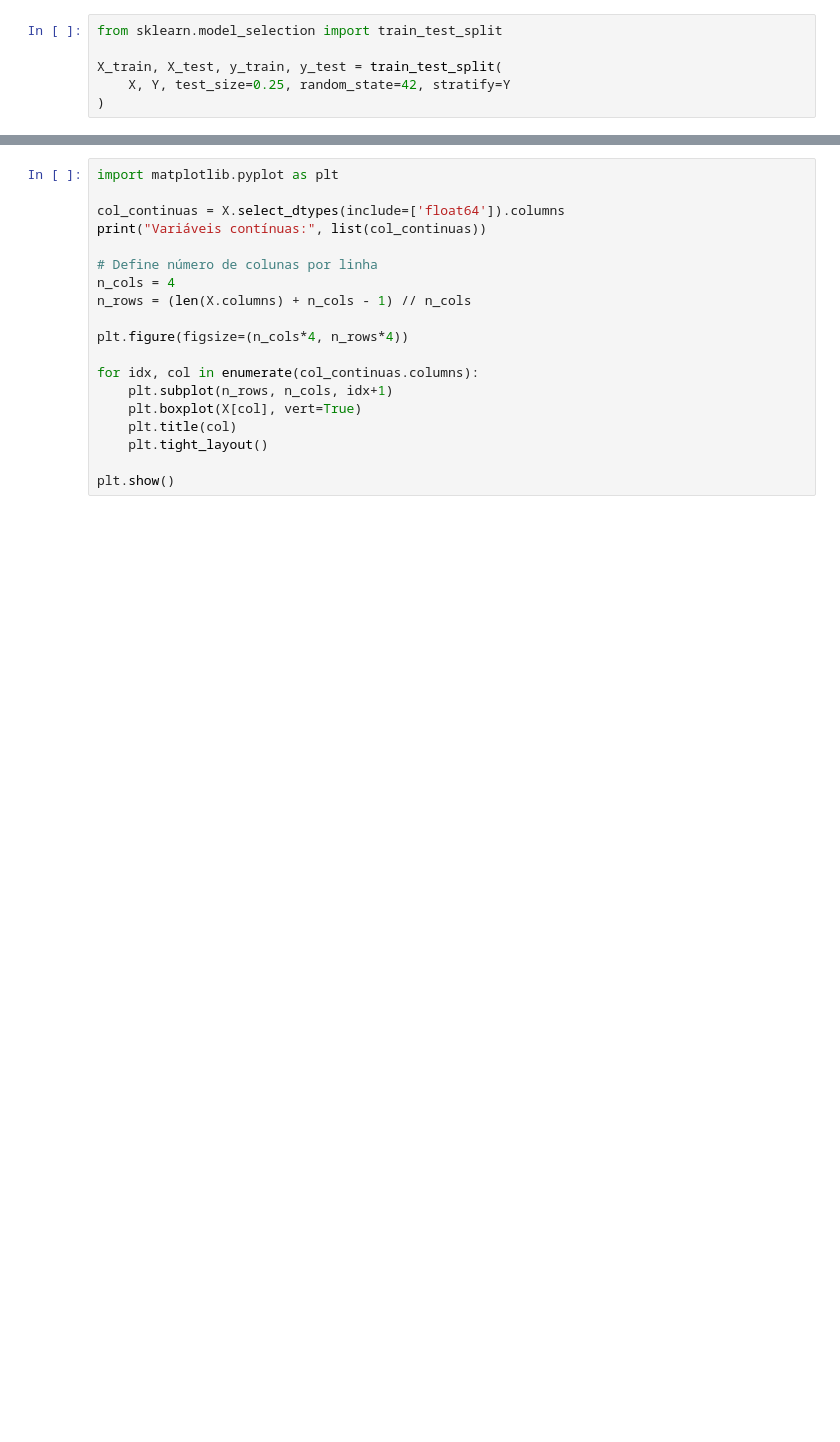
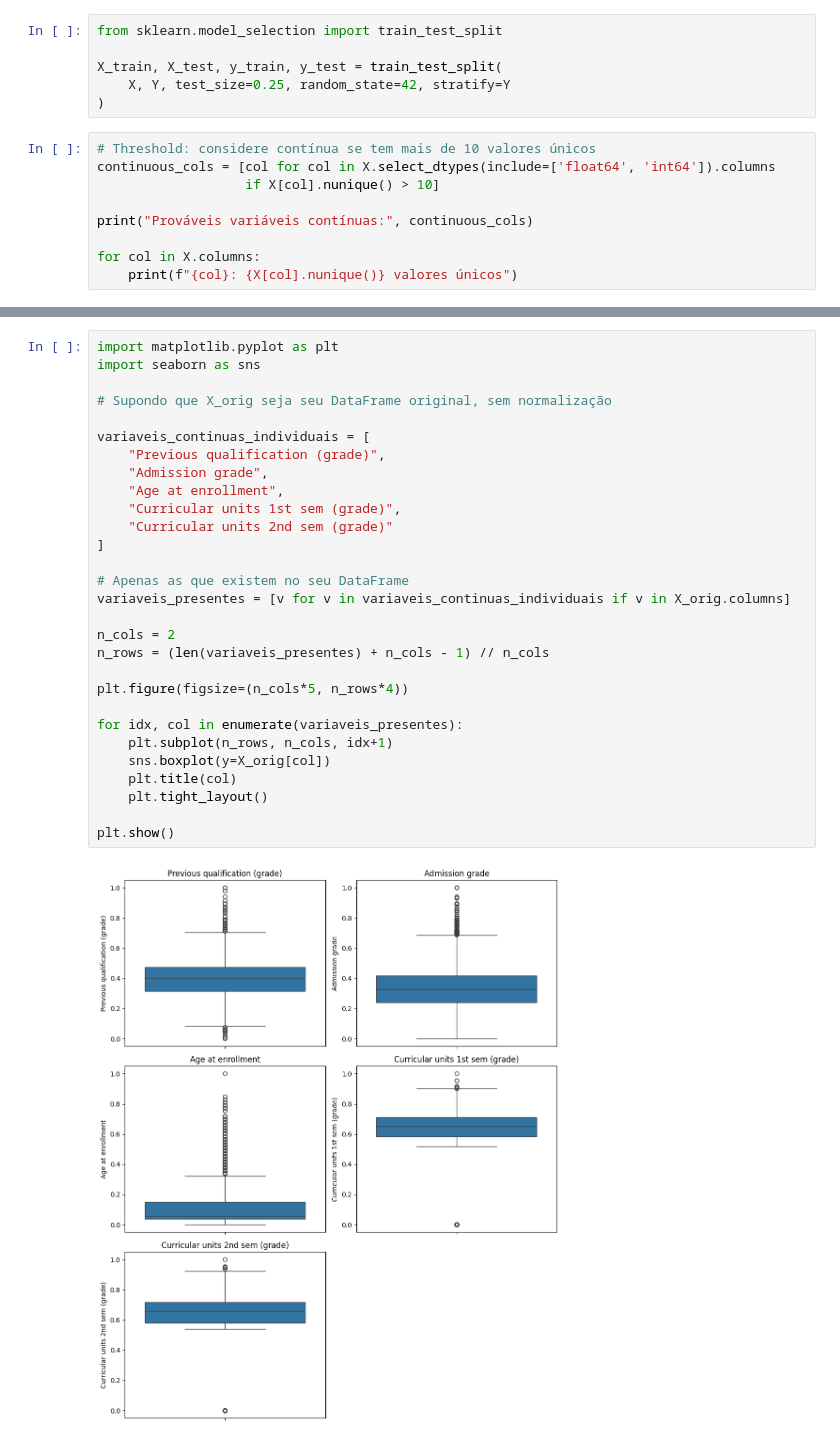
Before and after one commit to Lucasmsorretino/TrabArqDados, a Jupyter notebook: trab2.ipynb, the cells around one changed output, grey strips where cells are left out. Saved outputs shown, nothing was run; the diff lists cells and outputs as text; blank space fills up the shorter version.

```diff
--- a/trab2.ipynb
+++ b/trab2.ipynb
@@ -655,3 +642,12 @@ from sklearn.model_selection import train_test_split
 X_train, X_test, y_train, y_test = train_test_split(
     X, Y, test_size=0.25, random_state=42, stratify=Y
 )
+# %%
+# Threshold: considere contínua se tem mais de 10 valores únicos
+continuous_cols = [col for col in X.select_dtypes(include=['float64', 'int64']).columns
+                   if X[col].nunique() > 10]
+
+print("Prováveis variáveis contínuas:", continuous_cols)
+
+for col in X.columns:
+    print(f"{col}: {X[col].nunique()} valores únicos")
@@ -658,19 +734,31 @@ X_train, X_test, y_train, y_test = train_test_split(
 # %%
 import matplotlib.pyplot as plt
+import seaborn as sns
 
-col_continuas = X.select_dtypes(include=['float64']).columns
-print("Variáveis contínuas:", list(col_continuas))
+# Supondo que X_orig seja seu DataFrame original, sem normalização
 
-# Define número de colunas por linha
-n_cols = 4
-n_rows = (len(X.columns) + n_cols - 1) // n_cols
+variaveis_continuas_individuais = [
+    "Previous qualification (grade)",
+    "Admission grade",
+    "Age at enrollment",
+    "Curricular units 1st sem (grade)",
+    "Curricular units 2nd sem (grade)"
+]
 
-plt.figure(figsize=(n_cols*4, n_rows*4))
+# Apenas as que existem no seu DataFrame
+variaveis_presentes = [v for v in variaveis_continuas_individuais if v in X_orig.columns]
 
-for idx, col in enumerate(col_continuas.columns):
+n_cols = 2
+n_rows = (len(variaveis_presentes) + n_cols - 1) // n_cols
+
+plt.figure(figsize=(n_cols*5, n_rows*4))
+
+for idx, col in enumerate(variaveis_presentes):
     plt.subplot(n_rows, n_cols, idx+1)
-    plt.boxplot(X[col], vert=True)
+    sns.boxplot(y=X_orig[col])
     plt.title(col)
     plt.tight_layout()
 
 plt.show()
+# %% [output]
+[figure, added]
```
Also changed, not shown: parts of 34 cells of this notebook, 2 other files.
